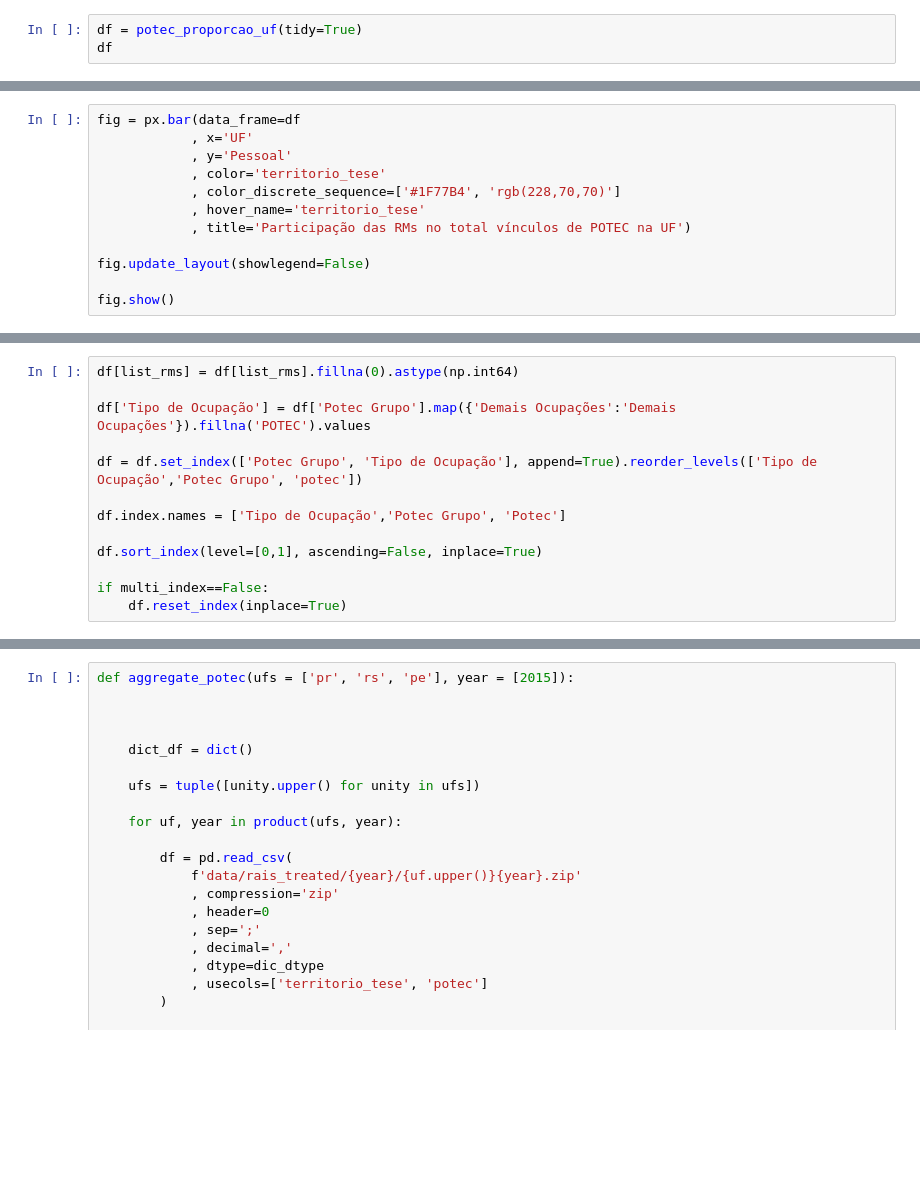
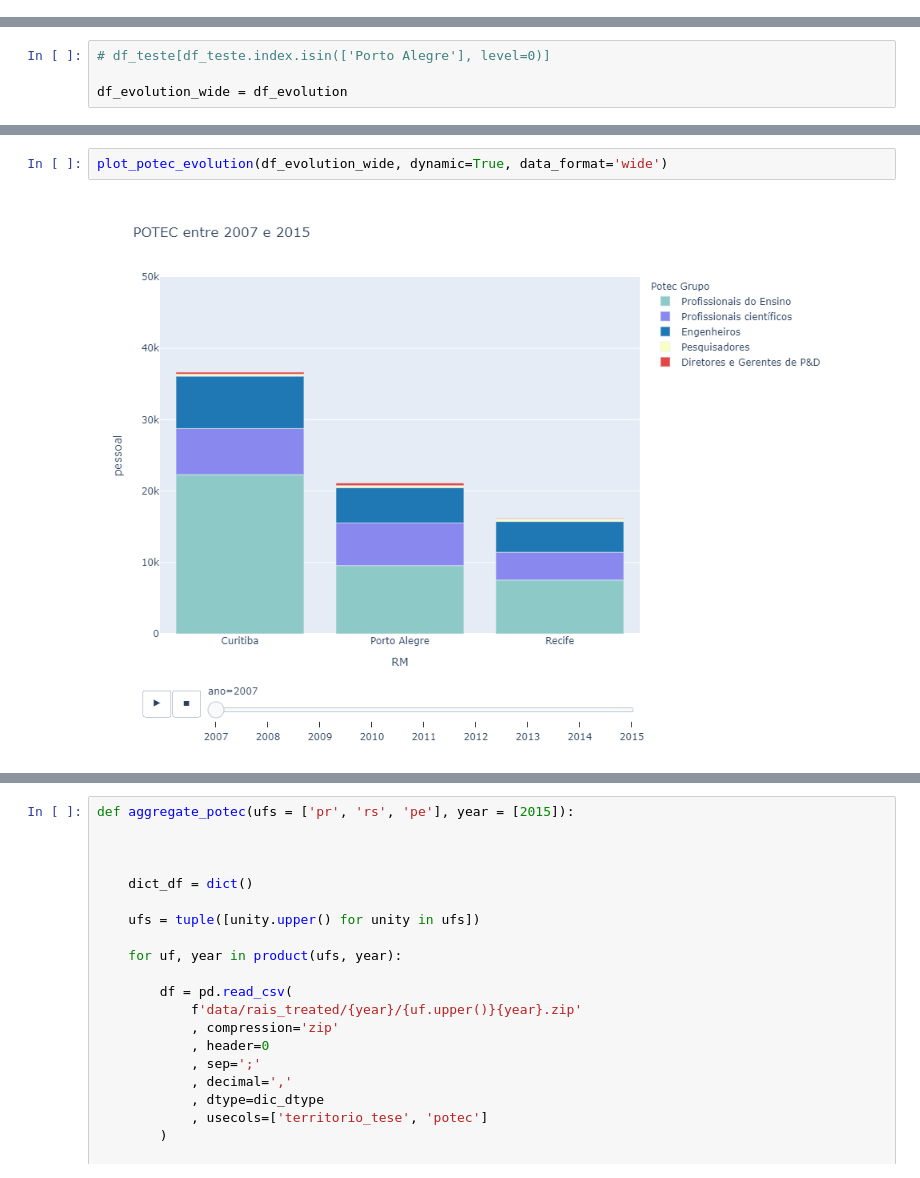
Before and after one commit to augustogeog/innovation_panel, a Jupyter notebook: app_rais/analysis_potec.ipynb, the cells around one changed output, grey strips where cells are left out. Drawn from its saved outputs; the diff is of its cells as text; blank space fills up the shorter version.

```diff
--- a/app_rais/analysis_potec.ipynb
+++ b/app_rais/analysis_potec.ipynb
@@ -554,3 +0,0 @@ df1[df1['Tipo Pessoal'] == 'POTEC'][['UF','territorio_tese', 'Potec Grupo', 'pot
-# %%
-df = potec_proporcao_uf(tidy=True)
-df
@@ -565,12 +0,0 @@ df
-# %%
-fig = px.bar(data_frame=df
-            , x='UF'
-            , y='Pessoal'
-            , color='territorio_tese'
-            , color_discrete_sequence=['#1F77B4', 'rgb(228,70,70)']
-            , hover_name='territorio_tese'
-            , title='Participação das RMs no total vínculos de POTEC na UF')
-
-fig.update_layout(showlegend=False)
-
-fig.show()
@@ -581,13 +0,0 @@ px.bar()
-# %%
-df[list_rms] = df[list_rms].fillna(0).astype(np.int64)
-
-df['Tipo de Ocupação'] = df['Potec Grupo'].map({'Demais Ocupações':'Demais Ocupações'}).fillna('POTEC').values
-
-df = df.set_index(['Potec Grupo', 'Tipo de Ocupação'], append=True).reorder_levels(['Tipo de Ocupação','Potec Grupo', 'potec'])
-
-df.index.names = ['Tipo de Ocupação','Potec Grupo', 'Potec']
-
-df.sort_index(level=[0,1], ascending=False, inplace=True)
-
-if multi_index==False:
-    df.reset_index(inplace=True)
@@ -627,0 +316,4 @@ df
+# %%
+# df_teste[df_teste.index.isin(['Porto Alegre'], level=0)]
+
+df_evolution_wide = df_evolution
@@ -627,0 +392,4 @@ df
+# %%
+plot_potec_evolution(df_evolution_wide, dynamic=True, data_format='wide')
+# %% [output]
+[figure, added]
```
Also changed, not shown: parts of 62 cells of this notebook, 2 other files.
